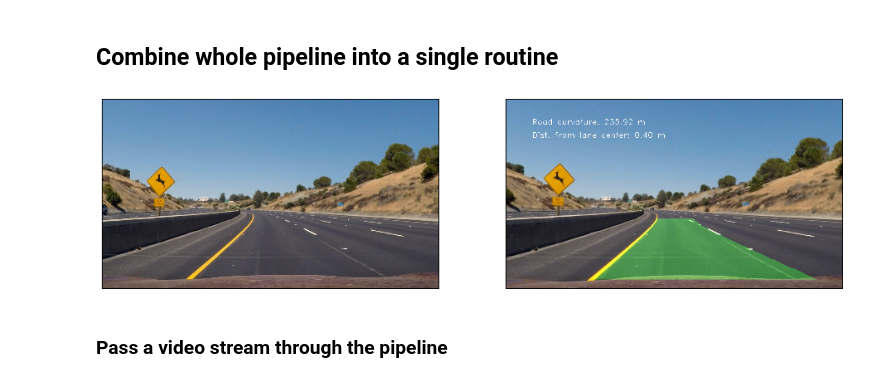
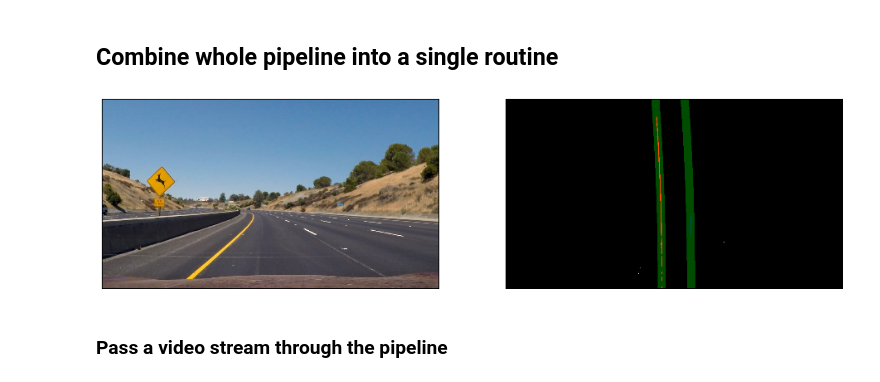
Before and after one commit to Goldob/CarND-Advanced-Lane-Lines, a Jupyter notebook: solution.ipynb, the cells around one changed output. Saved outputs shown, nothing was run; the diff lists cells and outputs as text; code cells hidden in the pictures.

```diff
--- a/solution.ipynb
+++ b/solution.ipynb
@@ -157,11 +171,11 @@ def histogram_peaks(img):
 
     return left_peak, right_peak, histogram
 
-image = cv2.imread('test_images/test3.jpg')
+image = cv2.imread('test_images/test5.jpg')
 image = cv2.cvtColor(image, cv2.COLOR_BGR2RGB)
 undistorted = undistort(image)
-binary = binarize(undistorted)
-binary_warped = warp(binary)
+warped = warp(undistorted)
+binary_warped = binarize(warped)
 
 left_peak, right_peak, hist = histogram_peaks(binary_warped)
 
@@ -474,8 +489,8 @@ history = History()
 
 def pipeline(img, prev_left_fit=None, prev_right_fit=None):
     undistorted = undistort(img)
-    binary = binarize(undistorted)
-    binary_warped = warp(binary)
+    warped = warp(undistorted)
+    binary_warped = binarize(warped)
 
     if history.lane_found:
         leftx, lefty, rightx, righty, windows = search_from_prior(binary_warped, history.left_fit, history.right_fit)
@@ -484,8 +499,20 @@ def pipeline(img, prev_left_fit=None, prev_right_fit=None):
         leftx, lefty, rightx, righty, windows = sliding_window(binary_warped, left_peak, right_peak)
 
     try:
-        left_fit = np.polyfit(lefty, leftx, 2)
-        right_fit = np.polyfit(righty, rightx, 2)
+        # If one line is strongly more visible than the other, use it to
+        # extrapolate the other line's position. This is useful
+        # if we lose track of one of the lane lines.
+        if leftx.size > 15 * rightx.size:
+            left_fit = np.polyfit(lefty, leftx, 2)
+            right_fit = np.copy(left_fit)
+            right_fit[2] = right_fit[2] + SCALE * 3.7
+        elif leftx.size < 15 * rightx.size:
+            right_fit = np.polyfit(righty, rightx, 2)
+            left_fit = np.copy(right_fit)
+            left_fit[2] = right_fit[2] - SCALE * 3.7
+        else:
+            left_fit = np.polyfit(lefty, leftx, 2)
+            right_fit = np.polyfit(righty, rightx, 2)
         lane_found = True
     except TypeError:
         left_fit = history.left_fit
@@ -495,45 +522,76 @@ def pipeline(img, prev_left_fit=None, prev_right_fit=None):
     curv = np.mean(radii_of_curvature(left_fit, right_fit, 719))
     dist = distance_from_center(left_fit, right_fit, 719)
 
-    # SANITY CHECK
+    # SANITY CHECKS
+
     # If the measured distance from lane center is above 1.5 m,
     # either the vehicle is changing lane or the lines have been
     # incorrectly detected. In either case, it's good to reset
-    # lthe lines.
-    if dist > 1.5: lane_found = False
+    # the lines.
+    if dist > 1.5:
+        lane_found = False
 
     if history.lane_found:
         left_fit = history.left_fit * (1 - UPDATE_WEIGHT) + left_fit * UPDATE_WEIGHT
         right_fit = history.right_fit * (1 - UPDATE_WEIGHT) + right_fit * UPDATE_WEIGHT
         curv = history.curv * (1 - UPDATE_WEIGHT) + curv * UPDATE_WEIGHT
         dist = history.dist * (1 - UPDATE_WEIGHT) + dist * UPDATE_WEIGHT
 
     # Generate x and y values for plotting
     # TODO: Fight code duplication
     ploty = np.linspace(0, binary_warped.shape[0]-1, binary_warped.shape[0] )
     try:
         left_fitx = left_fit[0]*ploty**2 + left_fit[1]*ploty + left_fit[2]
         right_fitx = right_fit[0]*ploty**2 + right_fit[1]*ploty + right_fit[2]
     except TypeError:
         # Avoids an error if `left` and `right_fit` are still none or incorrect
         print('The function failed to fit a line!')
         left_fitx = 1*ploty**2 + 1*ploty
         right_fitx = 1*ploty**2 + 1*ploty
 
     history.lane_found = lane_found
     history.left_fit = left_fit
     history.right_fit = right_fit
     history.curv = curv
     history.dist = dist
 
-    return display_results(undistorted, left_fitx, right_fitx, curv, dist)
+    ###
+
+    visualization = np.dstack([binary_warped, binary_warped, binary_warped])
+
+    # Highlight the pixels classified into each line
+
+    visualization[lefty, leftx] = [255, 0, 0]
+    visualization[righty, rightx] = [0, 0, 255]
+
+    ###
+
+    lane_img = np.zeros_like(image)
+
+    # Generate a polygon to illustrate the search window area
+    # And recast the x and y points into usable format for cv2.fillPoly()
+    left_line_window1 = np.array([np.transpose(np.vstack([left_fitx-CURVE_MARGIN, ploty]))])
+    left_line_window2 = np.array([np.flipud(np.transpose(np.vstack([left_fitx+CURVE_MARGIN,
+                              ploty])))])
+    left_line_pts = np.hstack((left_line_window1, left_line_window2))
+    right_line_window1 = np.array([np.transpose(np.vstack([right_fitx-CURVE_MARGIN, ploty]))])
+    right_line_window2 = np.array([np.flipud(np.transpose(np.vstack([right_fitx+CURVE_MARGIN,
+                              ploty])))])
+    right_line_pts = np.hstack((right_line_window1, right_line_window2))
+
+    # Draw the lane onto the warped blank image
+    cv2.fillPoly(lane_img, np.int_([left_line_pts]), (0,255, 0))
+    cv2.fillPoly(lane_img, np.int_([right_line_pts]), (0,255, 0))
+    visualization = cv2.addWeighted(visualization, 1, lane_img, 0.3, 0)
+
+    return visualization
 
 image = cv2.imread('test_images/test2.jpg')
 image = cv2.cvtColor(image, cv2.COLOR_BGR2RGB)
 
 side_by_side(image, pipeline(image))
 # %% [output]
-[figure, old version]
+[figure, new version]
 # %% [markdown]
 ### Pass a video stream through the pipeline
 # %%
```
Also changed, not shown: parts of 14 cells of this notebook.
